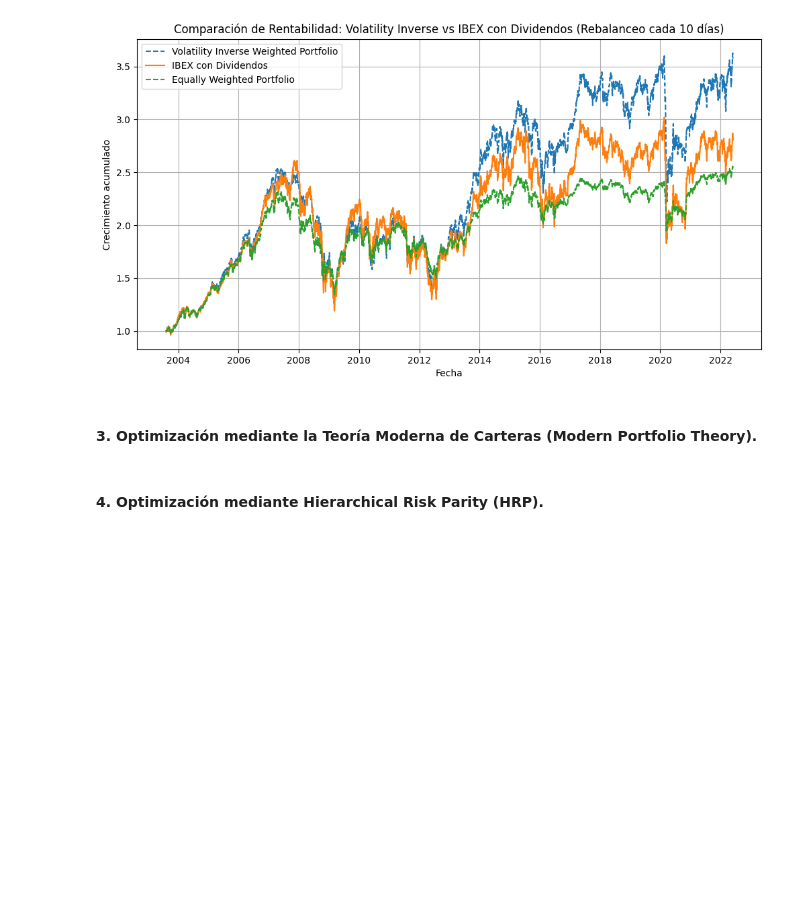
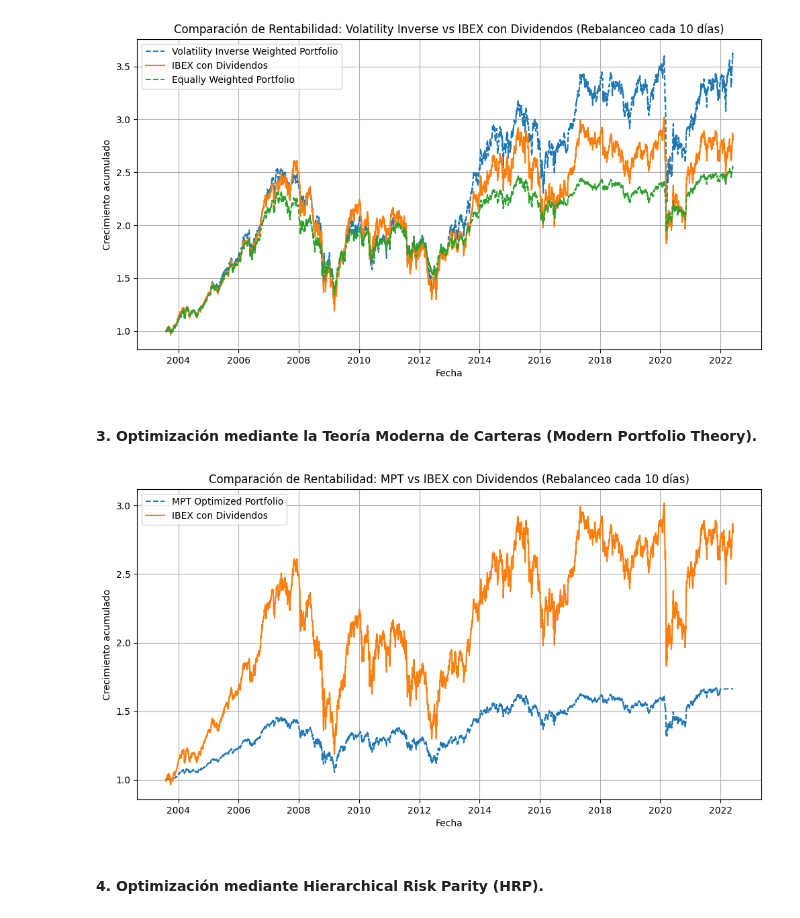
Before and after one commit to lucia-corsan/IAA-Finance, a Jupyter notebook: Labs/Lab 2/Lab2.ipynb, the cells around one changed output. Cells and saved outputs as stored; diff of their text form; code cells hidden in the pictures; blank space fills up the shorter version.

Commit message:
Lab 2(ejercicios cartera)

```diff
--- a/Labs/Lab 2/Lab2.ipynb
+++ b/Labs/Lab 2/Lab2.ipynb
@@ -735,5 +735,75 @@ plt.show()
 [figure]
 # %% [markdown]
 #### **3. Optimización mediante la Teoría Moderna de Carteras (Modern Portfolio Theory).**
+# %%
+import pandas as pd
+import numpy as np
+import matplotlib.pyplot as plt
+from scipy.optimize import minimize
+
+ibex_div_returns = ibex_div_data.pct_change()
+
+# Definir los días de rebalanceo cada 10 días
+rebalance_days = returns.index[::10]
+
+# Crear DataFrame para almacenar los pesos de la cartera
+weights_mpt = pd.DataFrame(index=returns.index, columns=returns.columns, dtype=float)
+
+# Función para calcular la volatilidad de la cartera
+def portfolio_volatility(weights, cov_matrix):
+    return np.sqrt(weights.T @ cov_matrix @ weights)
+
+# Función objetivo para minimizar la varianza
+def min_variance(weights, cov_matrix):
+    return portfolio_volatility(weights, cov_matrix)
+
+# Restricciones: Suma de pesos = 1, y que los pesos no sean negativos
+constraints = ({'type': 'eq', 'fun': lambda w: np.sum(w) - 1})
+bounds = tuple((0, 1) for _ in range(len(returns.columns)))
+
+# Inicialización de los pesos previos
+previous_weights = np.full(len(returns.columns), 1/len(returns.columns))
+
+for i in range(len(returns)):
+    date = returns.index[i]
+
+    if date in rebalance_days:
+        cov_matrix = returns.loc[:date].cov()  # Matriz de covarianza hasta la fecha actual
+
+        # Verificar si la matriz de covarianza tiene valores válidos
+        if cov_matrix.isnull().values.any() or np.isnan(previous_weights).any():
+            previous_weights = np.full(len(returns.columns), 1/len(returns.columns))
+        else:
+            result = minimize(min_variance, previous_weights, args=(cov_matrix,),
+                              method='SLSQP', bounds=bounds, constraints=constraints)
+            if result.success:
+                previous_weights = result.x
+            else:
+                previous_weights = np.full(len(returns.columns), 1/len(returns.columns))
+
+    weights_mpt.loc[date] = previous_weights
+
+# Calcular los retornos de la cartera optimizada
+portfolio_returns_mpt = (returns * weights_mpt).sum(axis=1)
+
+# Calcular la rentabilidad acumulada correctamente
+mpt_cum = (1 + portfolio_returns_mpt.fillna(0)).cumprod()
+ibex_div_cum = (1 + ibex_div_returns.fillna(0)).cumprod()
+
+# Visualizar los resultados
+plt.figure(figsize=(12, 6))
+plt.plot(mpt_cum, label="MPT Optimized Portfolio", linestyle="--")
+plt.plot(ibex_div_cum, label="IBEX con Dividendos", linestyle="-")
+plt.legend()
+plt.title("Comparación de Rentabilidad: MPT vs IBEX con Dividendos (Rebalanceo cada 10 días)")
+plt.xlabel("Fecha")
+plt.ylabel("Crecimiento acumulado")
+plt.grid(True)
+plt.show()
+
+# Mostrar tabla con retornos y pesos finales
+final_weights = pd.DataFrame(previous_weights, index=returns.columns, columns=["Final Weights"])
+# %% [output]
+[figure, added]
 # %% [markdown]
 #### **4. Optimización mediante Hierarchical Risk Parity (HRP).**
```
